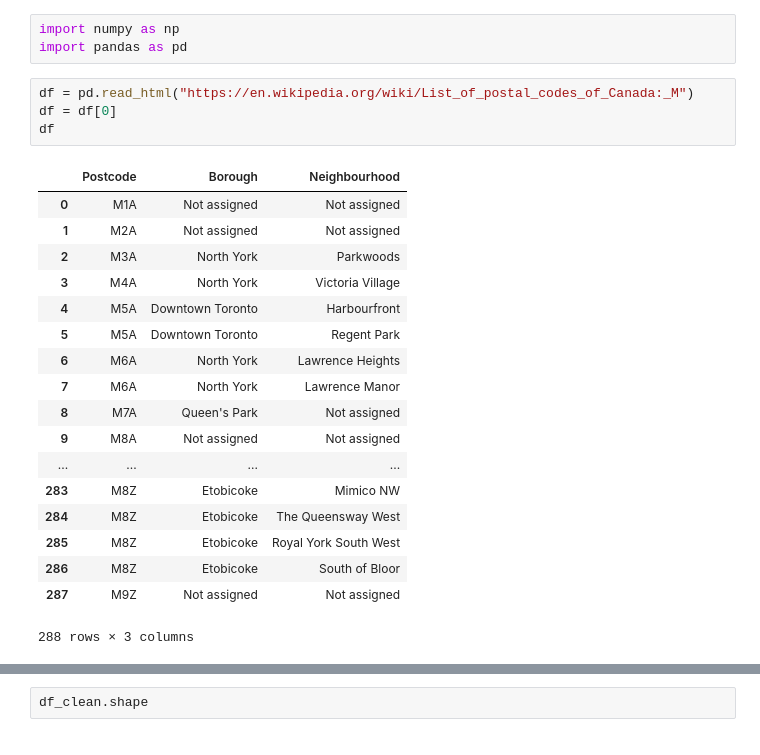
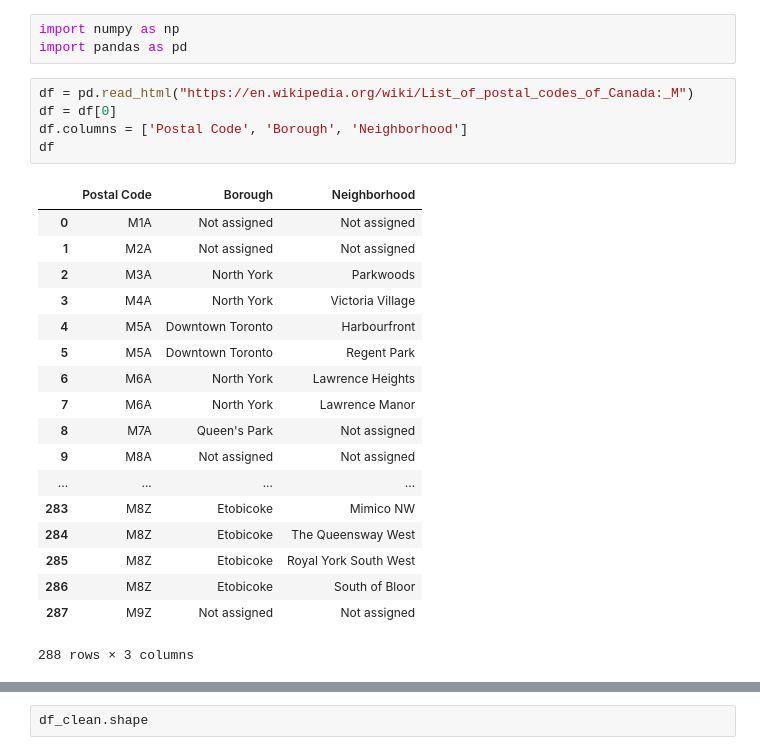
Before and after one commit to zyf0717/Coursera_Capstone, a Jupyter notebook: week_3_assignment_part_1.ipynb, the cells around one changed output, grey strips where cells are left out. Saved outputs shown, nothing was run; the diff lists cells and outputs as text.

```diff
--- a/week_3_assignment_part_1.ipynb
+++ b/week_3_assignment_part_1.ipynb
@@ -4,9 +4,10 @@ import pandas as pd
 # %%
 df = pd.read_html("https://en.wikipedia.org/wiki/List_of_postal_codes_of_Canada:_M")
 df = df[0]
+df.columns = ['Postal Code', 'Borough', 'Neighborhood']
 df
 # %% [output]
-|  | Postcode | Borough | Neighbourhood |
+|  | Postal Code | Borough | Neighborhood |
 | 0 | M1A | Not assigned | Not assigned |
 | 1 | M2A | Not assigned | Not assigned |
 | 2 | M3A | North York | Parkwoods |
```
Also changed, not shown: parts of 3 cells of this notebook.
